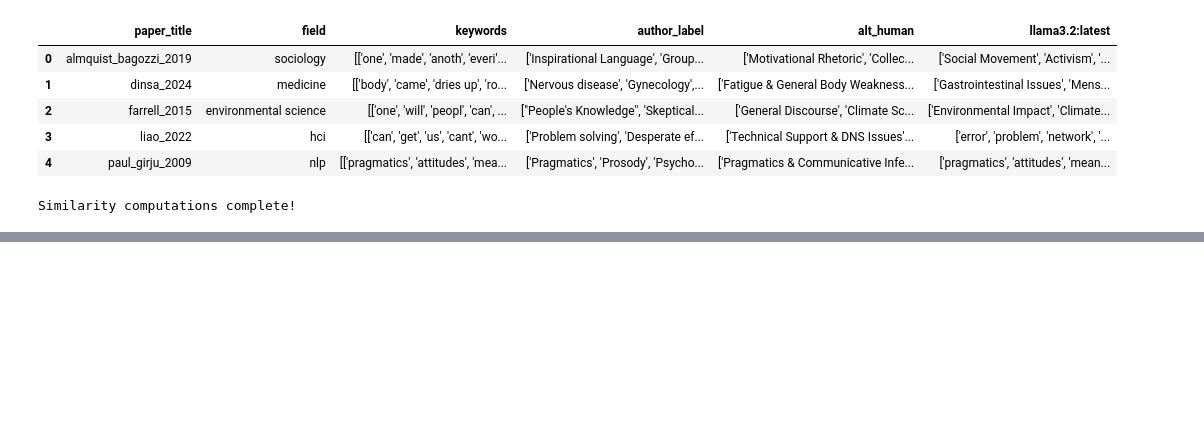
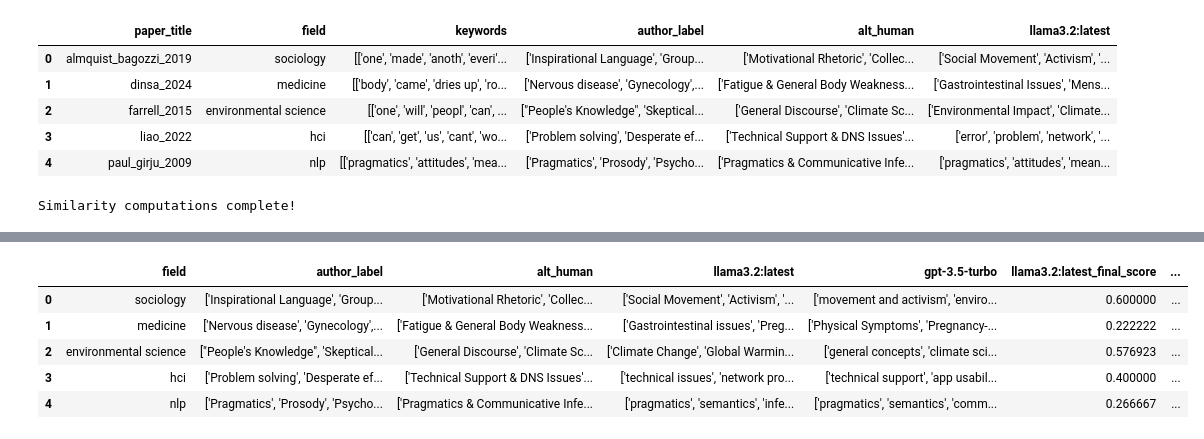
Before and after one commit to avisokay/TopicBench, a Jupyter notebook: example.ipynb, the cells around one changed output, grey strips where cells are left out. Drawn from its saved outputs; the diff is of its cells as text; code cells hidden in the pictures; blank space fills up the shorter version.

```diff
--- a/example.ipynb
+++ b/example.ipynb
@@ -169,0 +167,12 @@ results_df[score_columns].head()
+# %%
+# Display results for all models
+score_columns = [f'{model_name}_alignment_scores' for model_name in models_config.keys()] + \
+                [f'{model_name}_final_score' for model_name in models_config.keys()]
+results_df[['field', 'author_label', 'alt_human', 'llama3.2:latest', 'gpt-3.5-turbo', 'llama3.2:latest_final_score', 'gpt-3.5-turbo_final_score']].head()
+# %% [output]
+|  | field | author_label | alt_human | llama3.2:latest | gpt-3.5-turbo | llama3.2:latest_final_score | ... |
+| 0 | sociology | ['Inspirational Language', 'Group... | ['Motivational Rhetoric', 'Collec... | ['Social Movement', 'Activism', '... | ['movement and activism', 'enviro... | 0.600000 | ... |
+| 1 | medicine | ['Nervous disease', 'Gynecology',... | ['Fatigue & General Body Weakness... | ['Gastrointestinal issues', 'Preg... | ['Physical Symptoms', 'Pregnancy-... | 0.222222 | ... |
+| 2 | environmental science | ["People's Knowledge", 'Skeptical... | ['General Discourse', 'Climate Sc... | ['Climate Change', 'Global Warmin... | ['general concepts', 'climate sci... | 0.576923 | ... |
+| 3 | hci | ['Problem solving', 'Desperate ef... | ['Technical Support & DNS Issues'... | ['technical issues', 'network pro... | ['technical support', 'app usabil... | 0.400000 | ... |
+| 4 | nlp | ['Pragmatics', 'Prosody', 'Psycho... | ['Pragmatics & Communicative Infe... | ['pragmatics', 'semantics', 'infe... | ['pragmatics', 'semantics', 'comm... | 0.266667 | ... |
```
Also changed, not shown: parts of 2 cells of this notebook.
